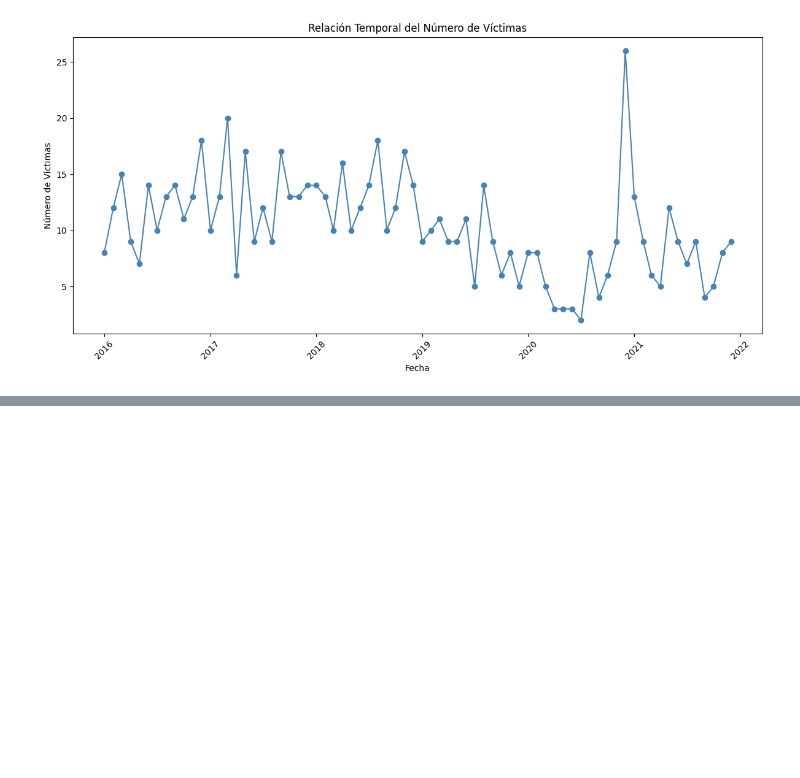
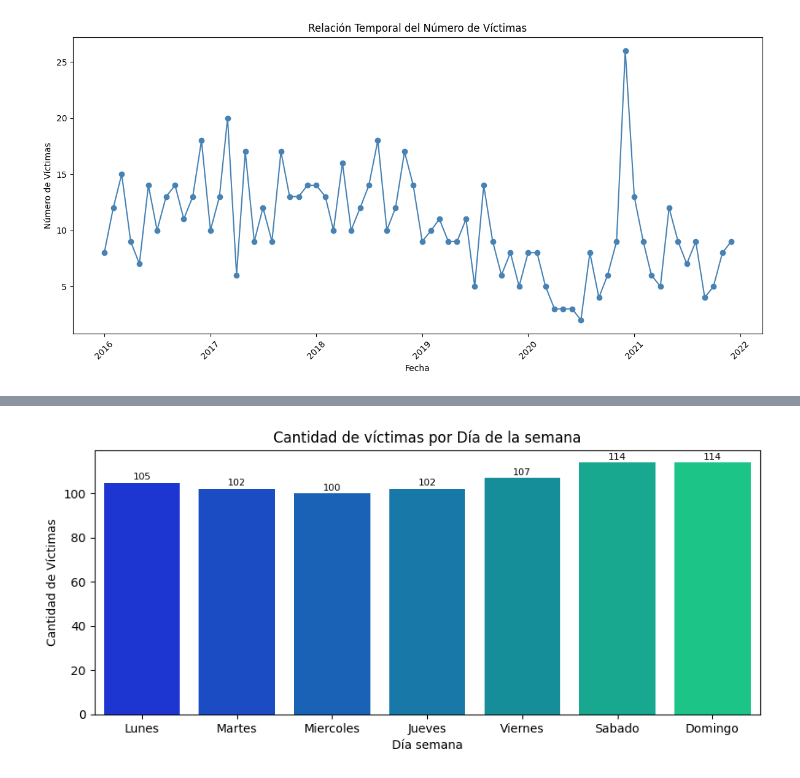
Before and after one commit to JimeFioni/PI-02-Siniestros-Viales, a Jupyter notebook: EDA.ipynb, the cells around one changed output, grey strips where cells are left out. Saved outputs shown, nothing was run; the diff lists cells and outputs as text; code cells hidden in the pictures; blank space fills up the shorter version.

```diff
--- a/EDA.ipynb
+++ b/EDA.ipynb
@@ -193,0 +243,33 @@ plt.show()
+# %%
+# Se agrupa por la cantidad de víctimas por dia semana
+data = df.groupby(['Día semana'])['Num víctimas'].sum().reset_index()
+
+
+# Define el orden de los días de la semana
+orden_dias_semana = ["Lunes", "Martes", "Miercoles", "Jueves", "Viernes", "Sabado", "Domingo"]
+
+# Crea una columna 'Orden_dia_semana' en el DataFrame para representar el orden numérico de los días de la semana
+data['Orden_dia_semana'] = data['Día semana'].apply(lambda x: orden_dias_semana.index(x))
+
+# Ordena el DataFrame según el orden numérico de los días de la semana
+data = data.sort_values(by='Orden_dia_semana')
+
+
+
+# Se grafica
+plt.figure(figsize=(10,4))
+
+ax = sns.barplot(x='Día semana', y='Num víctimas', data=data, palette="winter")
+ax.set_title('Cantidad de víctimas por Día de la semana')
+ax.set_xlabel('Día semana') ; ax.set_ylabel('Cantidad de Víctimas')
+
+# Agregar etiquetas de número de víctimas en cada barra
+for p in ax.patches:
+    ax.annotate(f'{int(p.get_height())}', (p.get_x() + p.get_width() / 2., p.get_height()),
+                ha='center', va='center', fontsize=8, color='black', xytext=(0, 5),
+                textcoords='offset points')
+
+# Se muestra el gráfico
+plt.show()
+# %% [output]
+[figure, added]
```
Also changed, not shown: parts of 6 cells of this notebook.
